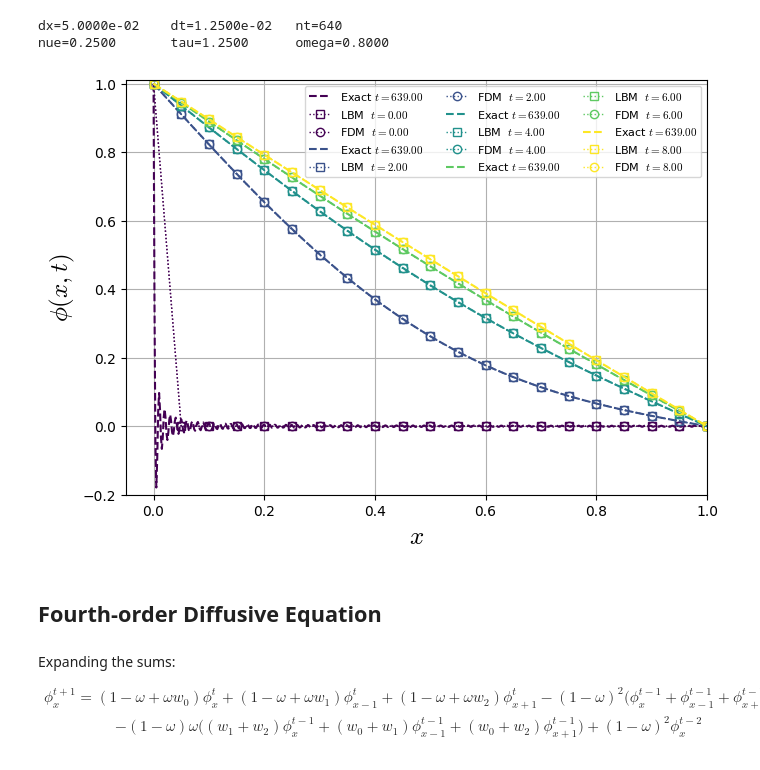
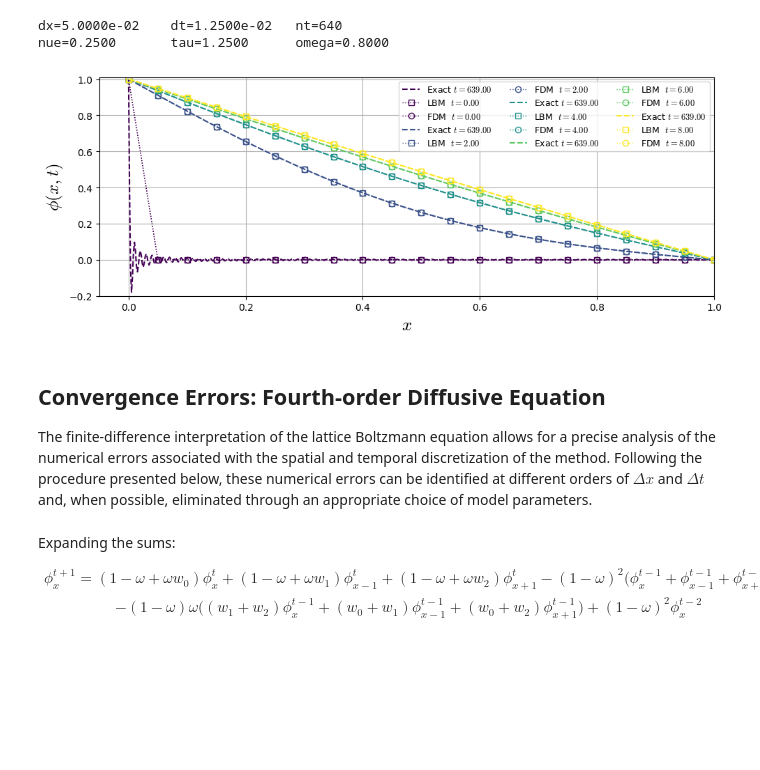
Before and after one commit to Ricardoleite/Bazarin-R.L.M.-AcademicDocumentation, a Jupyter notebook: docs/jupyter_execute/LBM-Study/FDM-Belloti/FDM-LBM-Diffusive.ipynb, the cells around one changed output. Drawn from its saved outputs; the diff is of its cells as text; code cells hidden in the pictures; blank space fills up the shorter version.

```diff
--- a/docs/jupyter_execute/LBM-Study/FDM-Belloti/FDM-LBM-Diffusive.ipynb
+++ b/docs/jupyter_execute/LBM-Study/FDM-Belloti/FDM-LBM-Diffusive.ipynb
@@ -420,38 +420,41 @@ def T_series_dirichlet(x, t, L, nu, B, k):
 
 # ---- Parameters -------------------------------------------------------------
 L   = 1.0
 nu  = 0.1/2.0
 N   = 200
 x   = np.linspace(0, L, 600)
 
 # ---- Case A: initially cold rod T0(x)=0 (closed-form coefficients) ----------
 n, k = modes_dirichlet_dirichlet(L, N)
 B_cold = -2.0 / (n * np.pi)   # exact coefficients for T0 ≡ 0
 
 times = [0.0, 2.0, 4.0, 6.0, 8.0]
 
 #--------------------------------------- Plot Results -------------------------------------------------------
 xl = np.linspace(0, L, Nx)
 times = np.linspace(0, t_end, snaps, dtype="float64") # timesteps to take the field
-plt.figure(figsize=(7, 5))
+# plt.figure(figsize=(7, 5))
+plt.figure(figsize=(10, 4))
 colors = plt.cm.viridis(np.linspace(0, 1, snaps))
 for i in range(snaps):
     T_xt = T_series_dirichlet(x, times[i], L, nu, B_cold, k)
     plt.plot(x, T_xt, "--", color=colors[i], label=f"Exact $t = {t:.2f}$")
     plt.plot(xl, T_snaps[i], "s:", color=colors[i], lw=1, label=f"LBM  $t={(snaps_id[i]/nt)*t_end :.2f}$",fillstyle='none')
     plt.plot(xl, Tf_snaps[i], "o:", color=colors[i], lw=1, label=f"FDM  $t={(snaps_id[i]/nt)*t_end :.2f}$",fillstyle='none')
 plt.xlabel(r"$x$",fontsize=18)
 plt.ylabel(r"$\phi(x,t)$",fontsize=18)
-plt.legend(ncol=3,fontsize=8)
+plt.legend(ncol=3,fontsize=9)
 plt.xlim(-0.05,1)
 plt.ylim(-0.2,1.01)
 plt.grid(True)
 plt.tight_layout()
 plt.show()
 # %% [output]
-[figure, old version]
+[figure, new version]
 # %% [markdown]
-## Fourth-order Diffusive Equation
+## Convergence Errors: Fourth-order Diffusive Equation
+
+The finite-difference interpretation of the lattice Boltzmann equation allows for a precise analysis of the numerical errors associated with the spatial and temporal discretization of the method. Following the procedure presented below, these numerical errors can be identified at different orders of $\Delta x$ and $\Delta t$ and, when possible, eliminated through an appropriate choice of model parameters.
 # %% [markdown]
 Expanding the sums:
 
```
Also changed, not shown: parts of 10 cells of this notebook, 37 other files.
